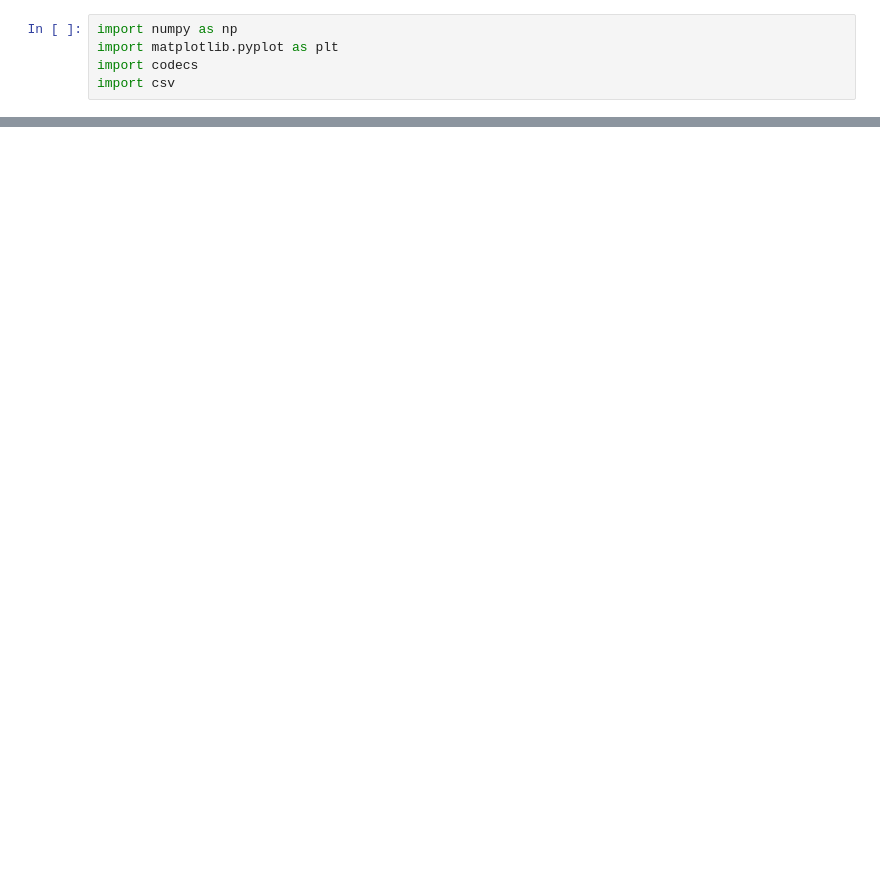
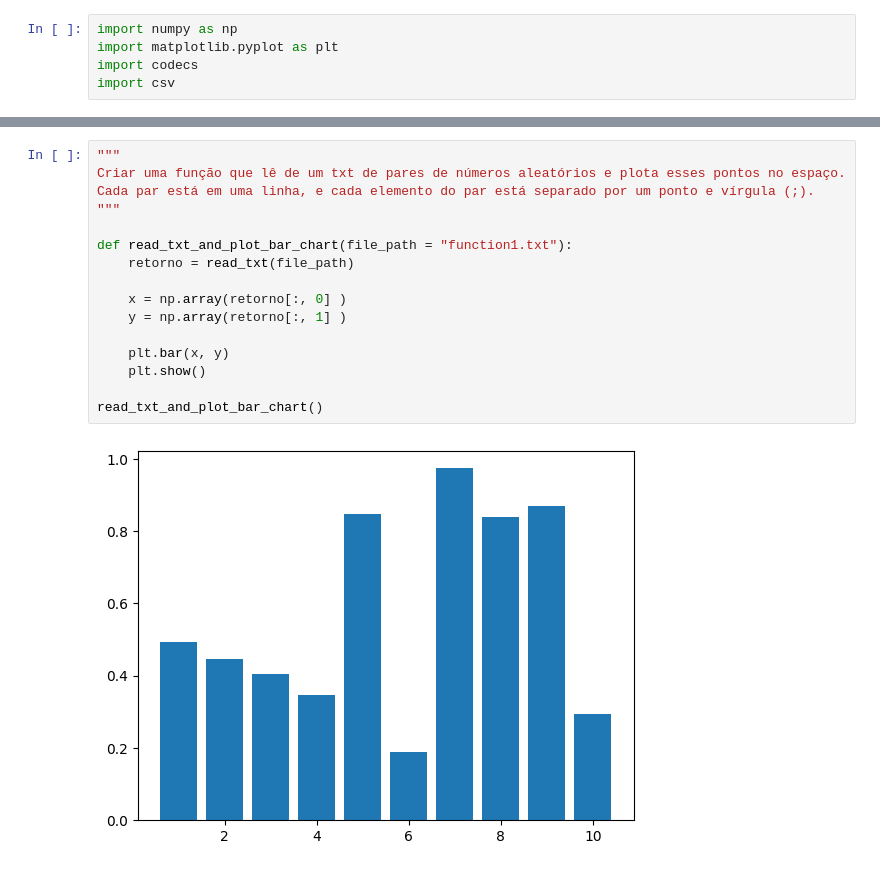
Before and after one commit to matheusprv/iniciacao_cientifica, a Jupyter notebook: Funções em Python 2/pratica.ipynb, the cells around one changed output, grey strips where cells are left out. Drawn from its saved outputs; the diff is of its cells as text; blank space fills up the shorter version.

```diff
--- a/Funções em Python 2/pratica.ipynb
+++ b/Funções em Python 2/pratica.ipynb
@@ -76,0 +127,18 @@ IndexError: index 1 is out of bounds for axis 1 with size 1
+# %%
+"""
+Criar uma função que lê de um txt de pares de números aleatórios e plota esses pontos no espaço.
+Cada par está em uma linha, e cada elemento do par está separado por um ponto e vírgula (;).
+"""
+
+def read_txt_and_plot_bar_chart(file_path = "function1.txt"):
+    retorno = read_txt(file_path)
+
+    x = np.array(retorno[:, 0] )
+    y = np.array(retorno[:, 1] )
+
+    plt.bar(x, y)
+    plt.show()
+
+read_txt_and_plot_bar_chart()
+# %% [output]
+[figure, added]
```
Also changed, not shown: parts of 11 cells of this notebook, 2 other files.
